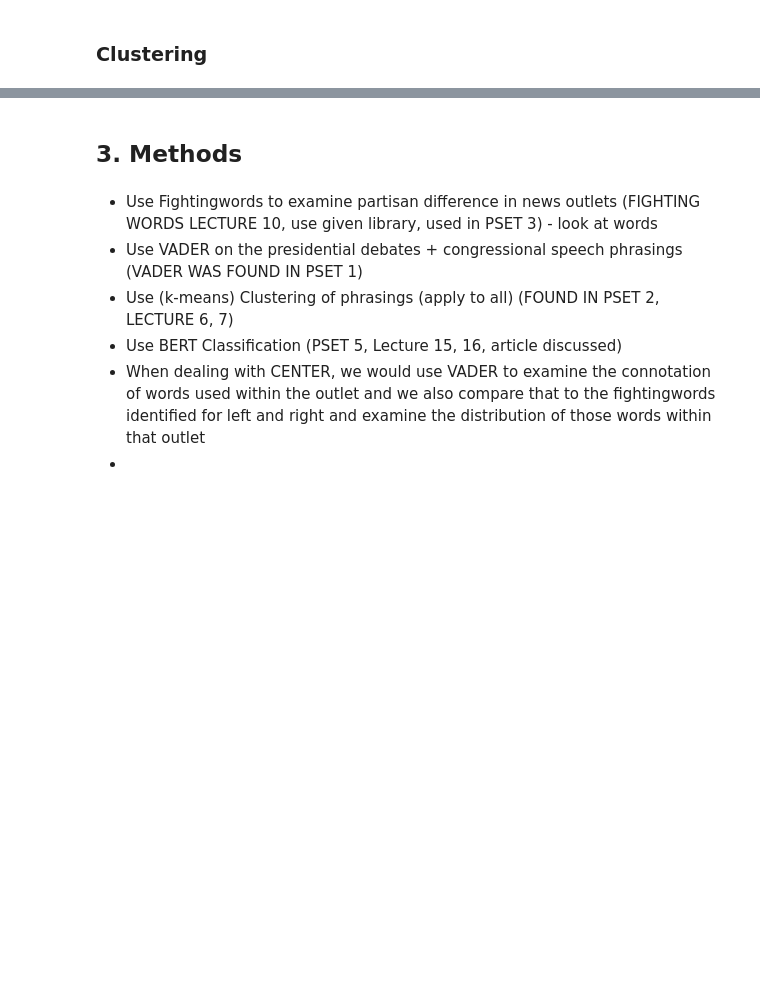
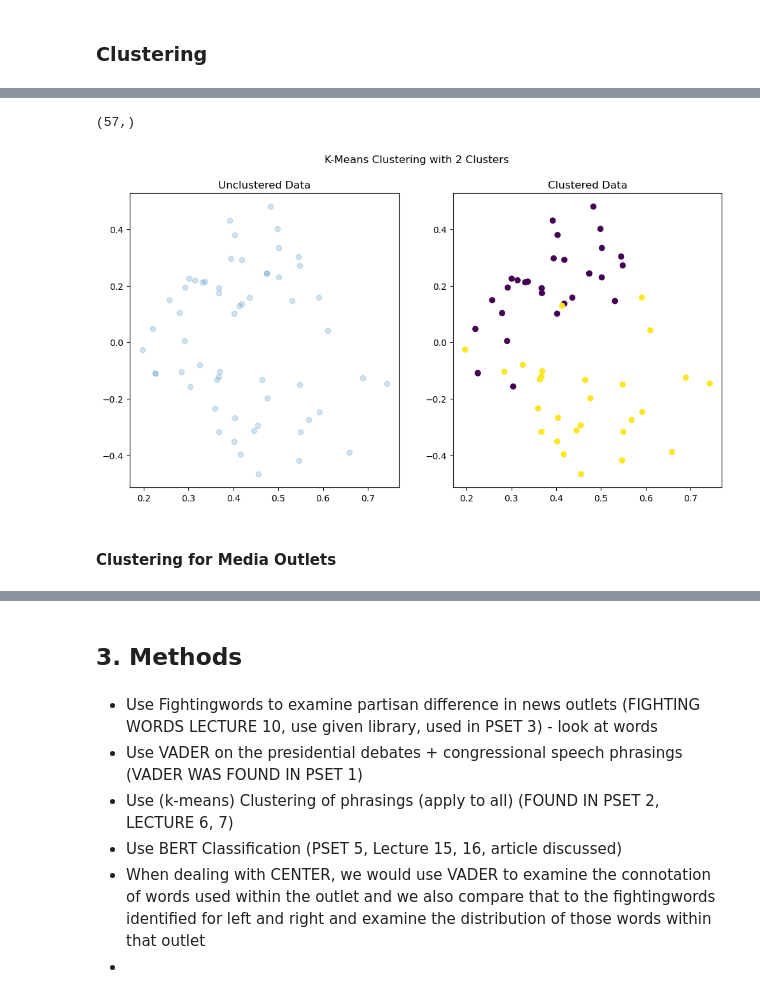
Before and after one commit to stephychen1/info3350-final, a Jupyter notebook: clustering.ipynb, the cells around one changed output, grey strips where cells are left out. Saved outputs shown, nothing was run; the diff lists cells and outputs as text; code cells hidden in the pictures; blank space fills up the shorter version.

```diff
--- a/clustering.ipynb
+++ b/clustering.ipynb
@@ -1740,0 +1262,9 @@ print(prez_mean)
+# %%
+def pre_proc(x):
+    '''
+    Takes a unicode string.
+    Lowercases, strips accents, and removes some escapes.
+    Returns a standardized version of the string.
+    '''
+    import unicodedata # it's fine to leave this import here
+    return unicodedata.normalize('NFKD', x.replace("\'", "'").replace("\ in\ form", " inform").lower().strip())
@@ -1740,0 +1418,16 @@ print(prez_mean)
+# %%
+def scrape_html(url):
+    response = requests.get(url)
+    soup = BeautifulSoup(response.content, 'html.parser')
+    text_content = soup.get_text(separator='\n', strip=True)
+    return text_content
+
+def scrape_and_combine_html(urls):
+    content_list = []
+    for url in urls:
+        content = scrape_html(url)
+        content_list.append(content)
+    return content_list
+
+rep_congress_list = scrape_and_combine_html(rep_congress_urls)
+dem_congress_list = scrape_and_combine_html(dem_congress_urls)
@@ -1740,0 +1440,3 @@ print(prez_mean)
+# %%
+merged_congress_list = rep_congress_list + dem_congress_list
+print(len(merged_congress_list))
@@ -1740,0 +1447,12 @@ print(prez_mean)
+# %%
+vectorizer = TfidfVectorizer(binary=False, norm='l2', use_idf=True,
+                             stop_words='english',
+                             preprocessor=pre_proc)
+
+congress_features = vectorizer.fit_transform(merged_congress_list)
+
+print(f"Matrix shape:{congress_features.shape}")
+vectorizer.get_feature_names_out()
+
+print(f"Original Prez Debate Document: {merged_congress_list[0]}")
+print(f"Prez Debate Document Features:{vectorizer.inverse_transform(congress_features)}")
@@ -1740,0 +1477,9 @@ print(prez_mean)
+# %%
+y_pred_2 = KMeans(n_clusters=2, n_init='auto').fit_predict(congress_features)
+print(y_pred_2.shape)
+plot_compare(congress_features, y_pred_2,'K-Means Clustering with 2 Clusters')
+# %% [output]
+(57,)
+[figure, added]
+# %% [markdown]
+#### Clustering for Media Outlets
```
Also changed, not shown: parts of 54 cells of this notebook.
